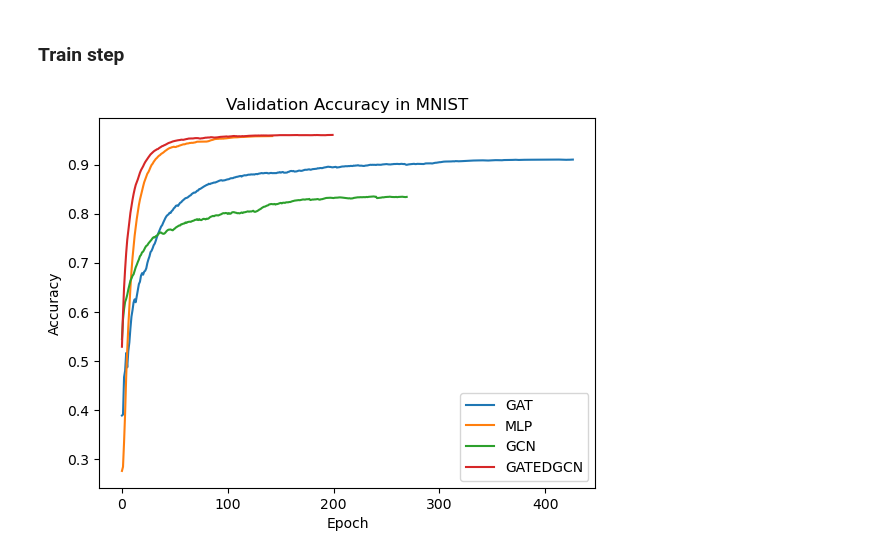
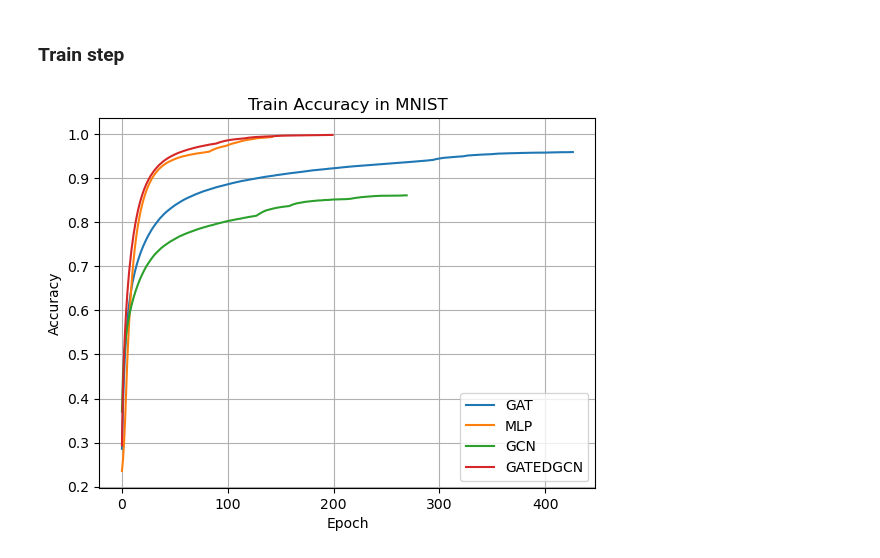
Before and after one commit to chunbaobao/GeNet, a Jupyter notebook: visualization/plot_visualization.ipynb, the cells around one changed output. Cells and saved outputs as stored; diff of their text form; code cells hidden in the pictures.

```diff
--- a/visualization/plot_visualization.ipynb
+++ b/visualization/plot_visualization.ipynb
@@ -41,32 +41,35 @@ os.getcwd()
 # %%
 out_dir = './demo/plot_visualization/'
 if not os.path.exists(out_dir):
     os.makedirs(out_dir)
 
 dataset_name = 'cifar10'
 dataset_name = 'mnist'
 log_dir = './out/logs'
-parser = 'val'
+parser = 'train'
 tag = '_acc'
 ea = event_multiplexer.EventMultiplexer().AddRunsFromDirectory(log_dir)
 ea.Reload()
 import pandas as pd
 plt.figure()
 for run in ea.Runs().keys():
     if dataset_name.upper() in run:
         sc = ea.Scalars(run, parser + '/' + tag)
         df = pd.Series(data=[s.value for s in sc], index=[s.step for s in sc])
         smooth = df.ewm(alpha= 1 - 0.9).mean()
         model_name = run.split('_')[0]
 
+
         plt.plot([s for s in smooth.index], [s for s in smooth.values], label=model_name)
+
 
 plt.legend()
 plt.xlabel('Epoch')
 plt.ylabel('Accuracy')
-plt.title('Validation Accuracy in ' + dataset_name.upper())
+plt.title('Train Accuracy in ' + dataset_name.upper())
 plt.xticks(np.linspace(0, 400, 5))
+plt.grid()
+plt.savefig(out_dir + dataset_name + '_' + parser  + tag + '.svg')
 plt.show()
-# plt.savefig(out_dir + dataset_name + '_' + parser  + tag + '.png')
 # %% [output]
-[figure, old version]
+[figure, new version]
```
Also changed, not shown: parts of 2 cells of this notebook, 14 other files.
